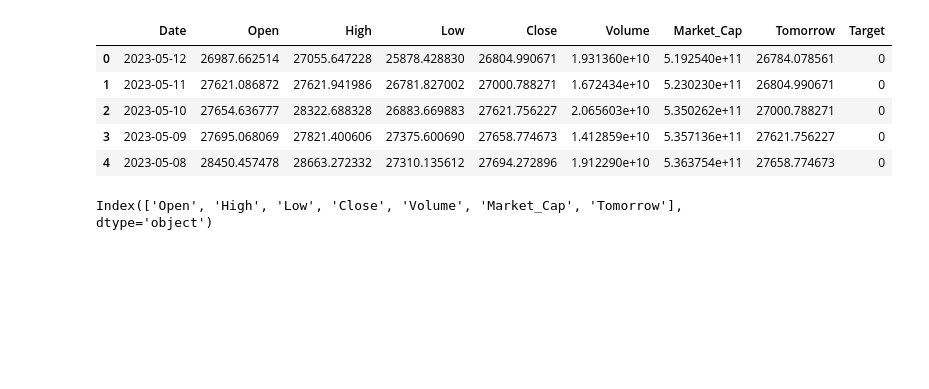
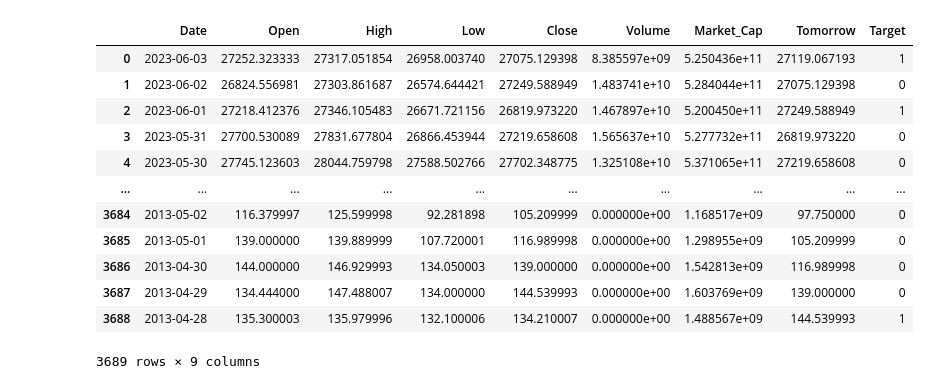
Before and after one commit to Shreyashchawda12/Bitcoin_prediction, a Jupyter notebook: notebook/model_training.ipynb, the cells around one changed output. Cells and saved outputs as stored; diff of their text form; code cells hidden in the pictures; blank space fills up the shorter version.

```diff
--- a/notebook/model_training.ipynb
+++ b/notebook/model_training.ipynb
@@ -4,14 +4,21 @@ import numpy as np
 # %%
 df = pd.read_csv("Bitcoin_data.csv")
 # %%
-df.head()
+df
 # %% [output]
 |  | Date | Open | High | Low | Close | Volume | Market_Cap | Tomorrow | Target |
-| 0 | 2023-05-12 | 26987.662514 | 27055.647228 | 25878.428830 | 26804.990671 | 1.931360e+10 | 5.192540e+11 | 26784.078561 | 0 |
-| 1 | 2023-05-11 | 27621.086872 | 27621.941986 | 26781.827002 | 27000.788271 | 1.672434e+10 | 5.230230e+11 | 26804.990671 | 0 |
-| 2 | 2023-05-10 | 27654.636777 | 28322.688328 | 26883.669883 | 27621.756227 | 2.065603e+10 | 5.350262e+11 | 27000.788271 | 0 |
-| 3 | 2023-05-09 | 27695.068069 | 27821.400606 | 27375.600690 | 27658.774673 | 1.412859e+10 | 5.357136e+11 | 27621.756227 | 0 |
-| 4 | 2023-05-08 | 28450.457478 | 28663.272332 | 27310.135612 | 27694.272896 | 1.912290e+10 | 5.363754e+11 | 27658.774673 | 0 |
+| 0 | 2023-06-03 | 27252.323333 | 27317.051854 | 26958.003740 | 27075.129398 | 8.385597e+09 | 5.250436e+11 | 27119.067193 | 1 |
+| 1 | 2023-06-02 | 26824.556981 | 27303.861687 | 26574.644421 | 27249.588949 | 1.483741e+10 | 5.284044e+11 | 27075.129398 | 0 |
+| 2 | 2023-06-01 | 27218.412376 | 27346.105483 | 26671.721156 | 26819.973220 | 1.467897e+10 | 5.200450e+11 | 27249.588949 | 1 |
+| 3 | 2023-05-31 | 27700.530089 | 27831.677804 | 26866.453944 | 27219.658608 | 1.565637e+10 | 5.277732e+11 | 26819.973220 | 0 |
+| 4 | 2023-05-30 | 27745.123603 | 28044.759798 | 27588.502766 | 27702.348775 | 1.325108e+10 | 5.371065e+11 | 27219.658608 | 0 |
+| ... | ... | ... | ... | ... | ... | ... | ... | ... | ... |
+| 3684 | 2013-05-02 | 116.379997 | 125.599998 | 92.281898 | 105.209999 | 0.000000e+00 | 1.168517e+09 | 97.750000 | 0 |
+| 3685 | 2013-05-01 | 139.000000 | 139.889999 | 107.720001 | 116.989998 | 0.000000e+00 | 1.298955e+09 | 105.209999 | 0 |
+| 3686 | 2013-04-30 | 144.000000 | 146.929993 | 134.050003 | 139.000000 | 0.000000e+00 | 1.542813e+09 | 116.989998 | 0 |
+| 3687 | 2013-04-29 | 134.444000 | 147.488007 | 134.000000 | 144.539993 | 0.000000e+00 | 1.603769e+09 | 139.000000 | 0 |
+| 3688 | 2013-04-28 | 135.300003 | 135.979996 | 132.100006 | 134.210007 | 0.000000e+00 | 1.488567e+09 | 144.539993 | 1 |
+3689 rows × 9 columns
 # %%
 x = df.drop(labels=['Target'],axis=1)
 y = df[['Target']]
@@ -20,4 +26,0 @@ numerical_cols = x.select_dtypes(exclude='object').columns
-# %%
-numerical_cols
-# %% [output]
-Index(['Open', 'High', 'Low', 'Close', 'Volume', 'Market_Cap', 'Tomorrow'], dtype='object')
```
Also changed, not shown: parts of 8 cells of this notebook, 13 other files.
